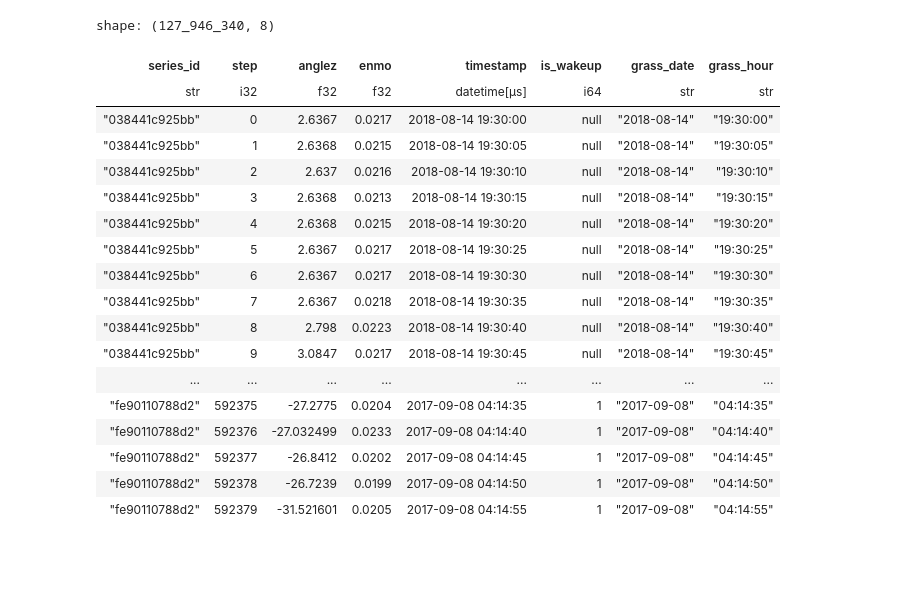
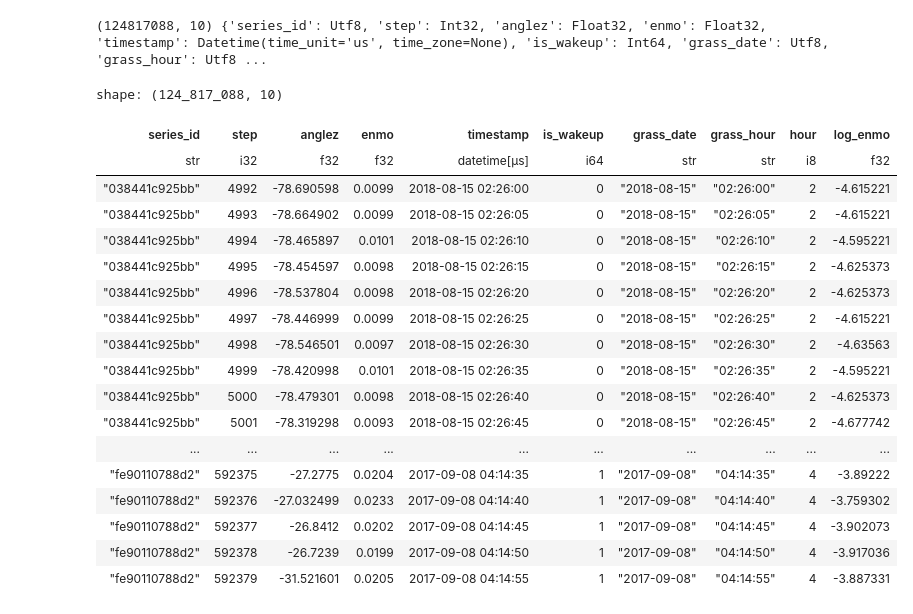
Before and after one commit to kevinkhang2909/ML-learning-journey, a Jupyter notebook: kaggle/eda.ipynb, the cells around one changed output. Saved outputs shown, nothing was run; the diff lists cells and outputs as text; code cells hidden in the pictures; blank space fills up the shorter version.

```diff
--- a/kaggle/eda.ipynb
+++ b/kaggle/eda.ipynb
@@ -11,25 +10,35 @@ plt.style.use('ggplot')
 # %%
 file = next(path.glob('clean*.parquet'))
 query = f"""select * from read_parquet('{file}') --limit 5"""
-df = duckdb.sql(query).pl()
+df = (
+    duckdb.sql(query)
+    .pl()
+    .drop_nulls()
+    .with_columns(
+        pl.col('timestamp').dt.hour().alias('hour').cast(pl.Int8),
+        pl.col('enmo').log().alias('log_enmo'),
+    )
+)
+print(df.shape, df.schema)
 df
 # %% [output]
-shape: (127_946_340, 8)
+(124817088, 10) {'series_id': Utf8, 'step': Int32, 'anglez': Float32, 'enmo': Float32, 'timestamp': Datetime(time_unit='us', time_zone=None), 'is_wakeup': Int64, 'grass_date': Utf8, 'grass_hour': Utf8 ...
+shape: (124_817_088, 10)
-| series_id | step | anglez | enmo | timestamp | is_wakeup | grass_date | grass_hour |
-| str | i32 | f32 | f32 | datetime[μs] | i64 | str | str |
-| "038441c925bb" | 0 | 2.6367 | 0.0217 | 2018-08-14 19:30:00 | null | "2018-08-14" | "19:30:00" |
-| "038441c925bb" | 1 | 2.6368 | 0.0215 | 2018-08-14 19:30:05 | null | "2018-08-14" | "19:30:05" |
-| "038441c925bb" | 2 | 2.637 | 0.0216 | 2018-08-14 19:30:10 | null | "2018-08-14" | "19:30:10" |
-| "038441c925bb" | 3 | 2.6368 | 0.0213 | 2018-08-14 19:30:15 | null | "2018-08-14" | "19:30:15" |
-| "038441c925bb" | 4 | 2.6368 | 0.0215 | 2018-08-14 19:30:20 | null | "2018-08-14" | "19:30:20" |
-| "038441c925bb" | 5 | 2.6367 | 0.0217 | 2018-08-14 19:30:25 | null | "2018-08-14" | "19:30:25" |
-| "038441c925bb" | 6 | 2.6367 | 0.0217 | 2018-08-14 19:30:30 | null | "2018-08-14" | "19:30:30" |
-| "038441c925bb" | 7 | 2.6367 | 0.0218 | 2018-08-14 19:30:35 | null | "2018-08-14" | "19:30:35" |
-| "038441c925bb" | 8 | 2.798 | 0.0223 | 2018-08-14 19:30:40 | null | "2018-08-14" | "19:30:40" |
-| "038441c925bb" | 9 | 3.0847 | 0.0217 | 2018-08-14 19:30:45 | null | "2018-08-14" | "19:30:45" |
-| ... | ... | ... | ... | ... | ... | ... | ... |
-| "fe90110788d2" | 592375 | -27.2775 | 0.0204 | 2017-09-08 04:14:35 | 1 | "2017-09-08" | "04:14:35" |
-| "fe90110788d2" | 592376 | -27.032499 | 0.0233 | 2017-09-08 04:14:40 | 1 | "2017-09-08" | "04:14:40" |
-| "fe90110788d2" | 592377 | -26.8412 | 0.0202 | 2017-09-08 04:14:45 | 1 | "2017-09-08" | "04:14:45" |
-| "fe90110788d2" | 592378 | -26.7239 | 0.0199 | 2017-09-08 04:14:50 | 1 | "2017-09-08" | "04:14:50" |
-| "fe90110788d2" | 592379 | -31.521601 | 0.0205 | 2017-09-08 04:14:55 | 1 | "2017-09-08" | "04:14:55" |
+| series_id | step | anglez | enmo | timestamp | is_wakeup | grass_date | grass_hour | hour | log_enmo |
+| str | i32 | f32 | f32 | datetime[μs] | i64 | str | str | i8 | f32 |
+| "038441c925bb" | 4992 | -78.690598 | 0.0099 | 2018-08-15 02:26:00 | 0 | "2018-08-15" | "02:26:00" | 2 | -4.615221 |
+| "038441c925bb" | 4993 | -78.664902 | 0.0099 | 2018-08-15 02:26:05 | 0 | "2018-08-15" | "02:26:05" | 2 | -4.615221 |
+| "038441c925bb" | 4994 | -78.465897 | 0.0101 | 2018-08-15 02:26:10 | 0 | "2018-08-15" | "02:26:10" | 2 | -4.595221 |
+| "038441c925bb" | 4995 | -78.454597 | 0.0098 | 2018-08-15 02:26:15 | 0 | "2018-08-15" | "02:26:15" | 2 | -4.625373 |
+| "038441c925bb" | 4996 | -78.537804 | 0.0098 | 2018-08-15 02:26:20 | 0 | "2018-08-15" | "02:26:20" | 2 | -4.625373 |
+| "038441c925bb" | 4997 | -78.446999 | 0.0099 | 2018-08-15 02:26:25 | 0 | "2018-08-15" | "02:26:25" | 2 | -4.615221 |
+| "038441c925bb" | 4998 | -78.546501 | 0.0097 | 2018-08-15 02:26:30 | 0 | "2018-08-15" | "02:26:30" | 2 | -4.63563 |
+| "038441c925bb" | 4999 | -78.420998 | 0.0101 | 2018-08-15 02:26:35 | 0 | "2018-08-15" | "02:26:35" | 2 | -4.595221 |
+| "038441c925bb" | 5000 | -78.479301 | 0.0098 | 2018-08-15 02:26:40 | 0 | "2018-08-15" | "02:26:40" | 2 | -4.625373 |
+| "038441c925bb" | 5001 | -78.319298 | 0.0093 | 2018-08-15 02:26:45 | 0 | "2018-08-15" | "02:26:45" | 2 | -4.677742 |
+| ... | ... | ... | ... | ... | ... | ... | ... | ... | ... |
+| "fe90110788d2" | 592375 | -27.2775 | 0.0204 | 2017-09-08 04:14:35 | 1 | "2017-09-08" | "04:14:35" | 4 | -3.89222 |
+| "fe90110788d2" | 592376 | -27.032499 | 0.0233 | 2017-09-08 04:14:40 | 1 | "2017-09-08" | "04:14:40" | 4 | -3.759302 |
+| "fe90110788d2" | 592377 | -26.8412 | 0.0202 | 2017-09-08 04:14:45 | 1 | "2017-09-08" | "04:14:45" | 4 | -3.902073 |
+| "fe90110788d2" | 592378 | -26.7239 | 0.0199 | 2017-09-08 04:14:50 | 1 | "2017-09-08" | "04:14:50" | 4 | -3.917036 |
+| "fe90110788d2" | 592379 | -31.521601 | 0.0205 | 2017-09-08 04:14:55 | 1 | "2017-09-08" | "04:14:55" | 4 | -3.887331 |
```
Also changed, not shown: parts of 22 cells of this notebook, 3 other files.
